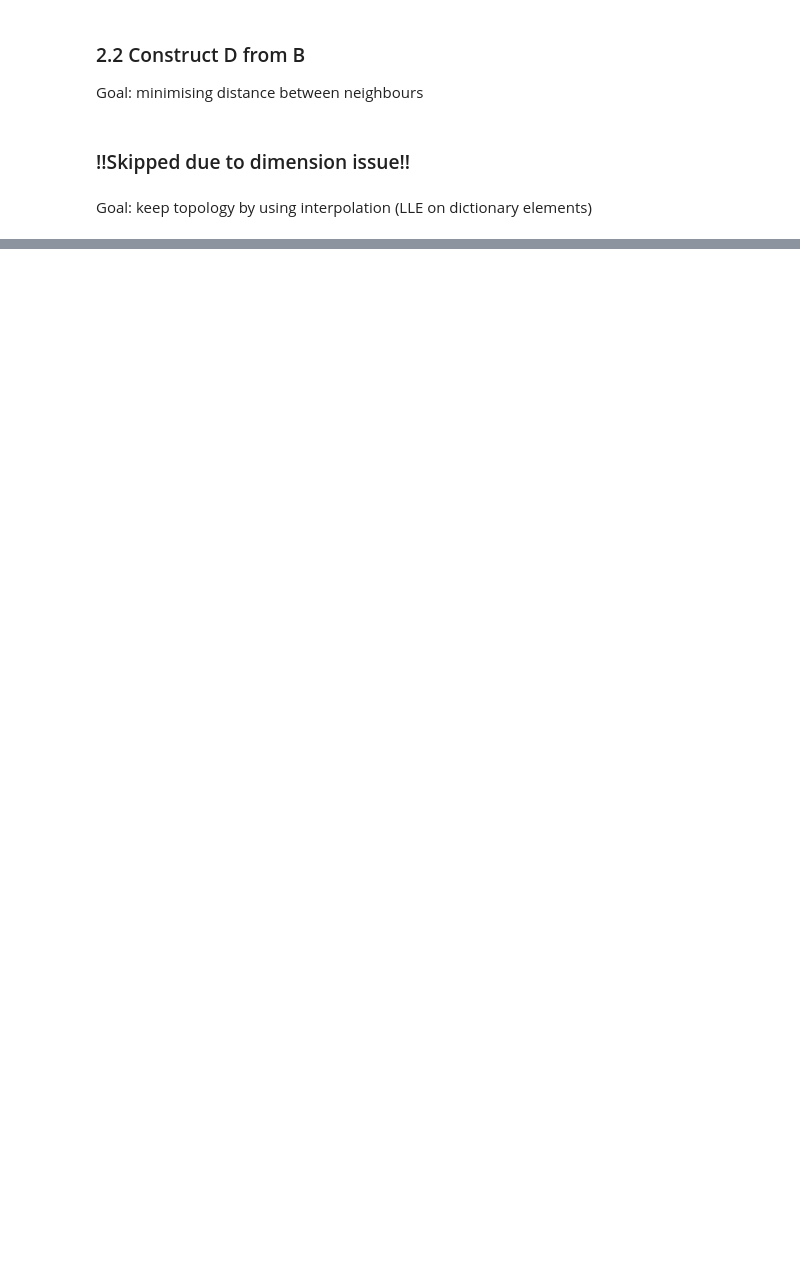
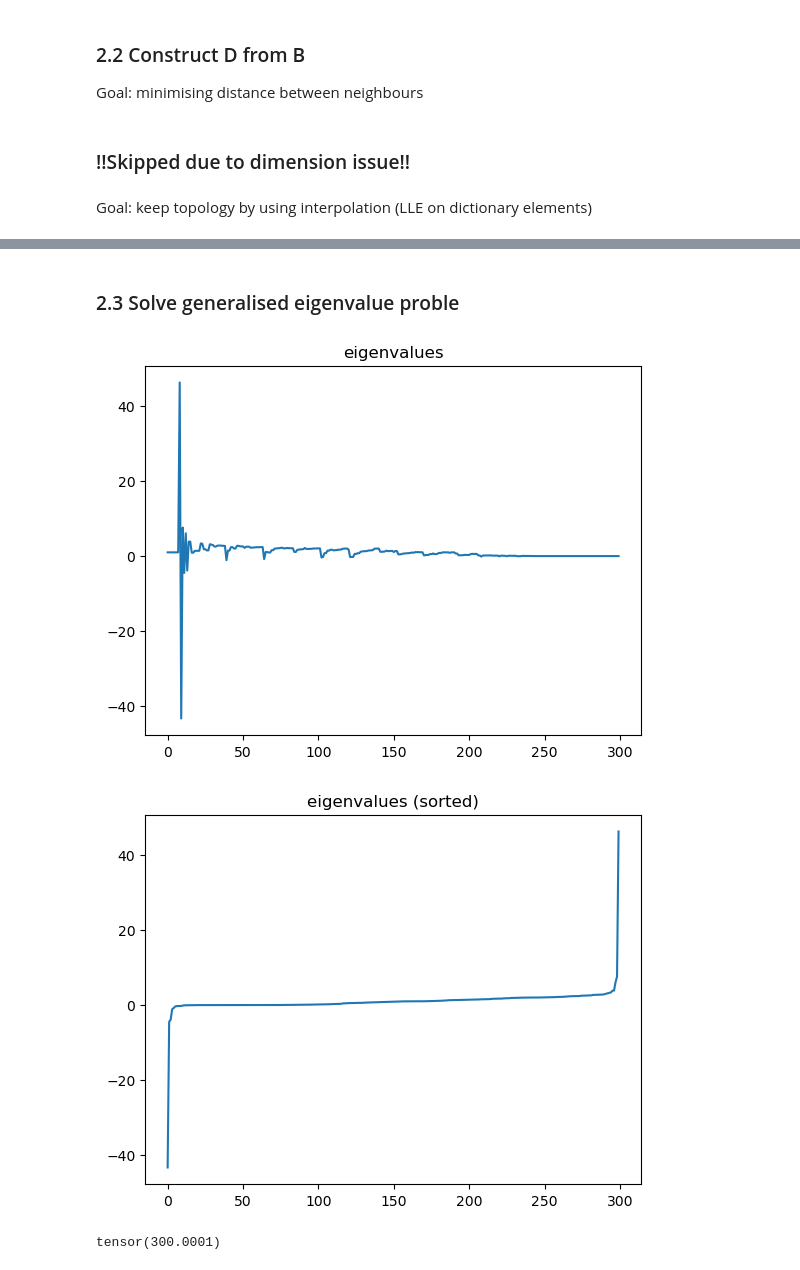
Before and after one commit to derek1909/SignalSpace-WarmUp, a Jupyter notebook: warmup.ipynb, the cells around one changed output, grey strips where cells are left out. Drawn from its saved outputs; the diff is of its cells as text; code cells hidden in the pictures; blank space fills up the shorter version.

```diff
--- a/warmup.ipynb
+++ b/warmup.ipynb
@@ -190,7 +199,6 @@ Goal: minimising distance between neighbours
 Goal: keep topology by using interpolation (LLE on dictionary elements)
 # %%
 ## Weight matrix
-neighbors_indices = model.KNN(5)
 
 Basis = model.Basis.detach()
 
@@ -253,0 +262,32 @@ tensor([-1.4305e-06, -1.7881e-07])
+# %% [markdown]
+### 2.3 Solve generalised eigenvalue proble
+# %%
+Diff = Diff.cpu()
+# %%
+Diff_eigenvalues, Diff_eigenvectors = torch.linalg.eig(Diff)
+
+Diff_eigenvalues = Diff_eigenvalues.to(torch.float32)
+Diff_eigenvectors = Diff_eigenvectors.to(torch.float32)
+
+plt.figure()
+plt.plot(Diff_eigenvalues)
+plt.title('eigenvalues')
+plt.show()
+
+d = 4 # dimension of final embedding space
+
+sorted_indices = torch.argsort(Diff_eigenvalues)
+sorted_eigenvalues = Diff_eigenvalues[sorted_indices]
+sorted_eigenvectors = Diff_eigenvectors[:, sorted_indices]
+
+plt.figure()
+plt.plot(sorted_eigenvalues)
+plt.title('eigenvalues (sorted)')
+plt.show()
+
+
+print(torch.sum(sorted_eigenvalues)) ## TODO: Why????????????
+# %% [output]
+[figure, added]
+[figure, added]
+tensor(300.0001)
```
Also changed, not shown: parts of 10 cells of this notebook.
